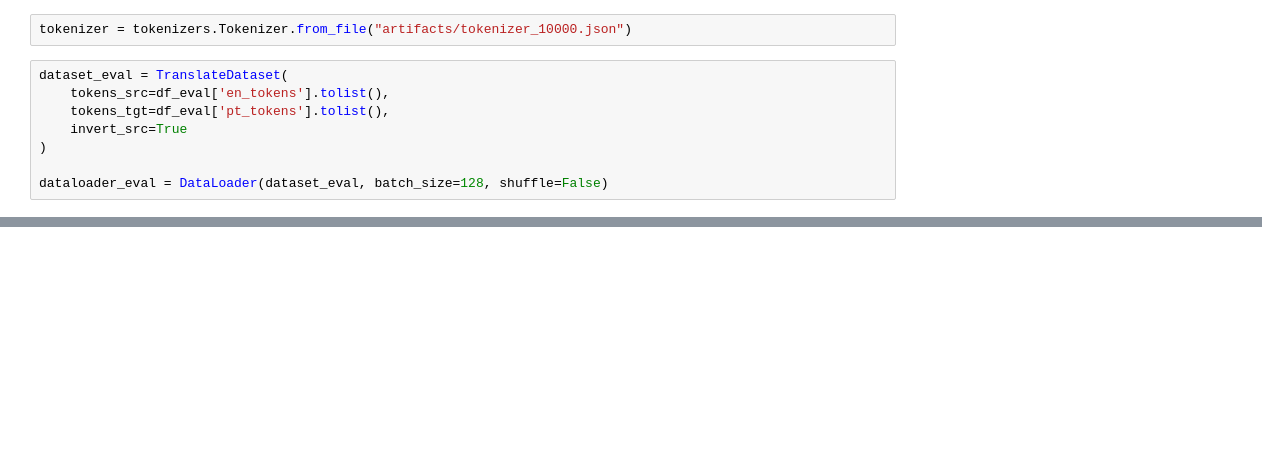
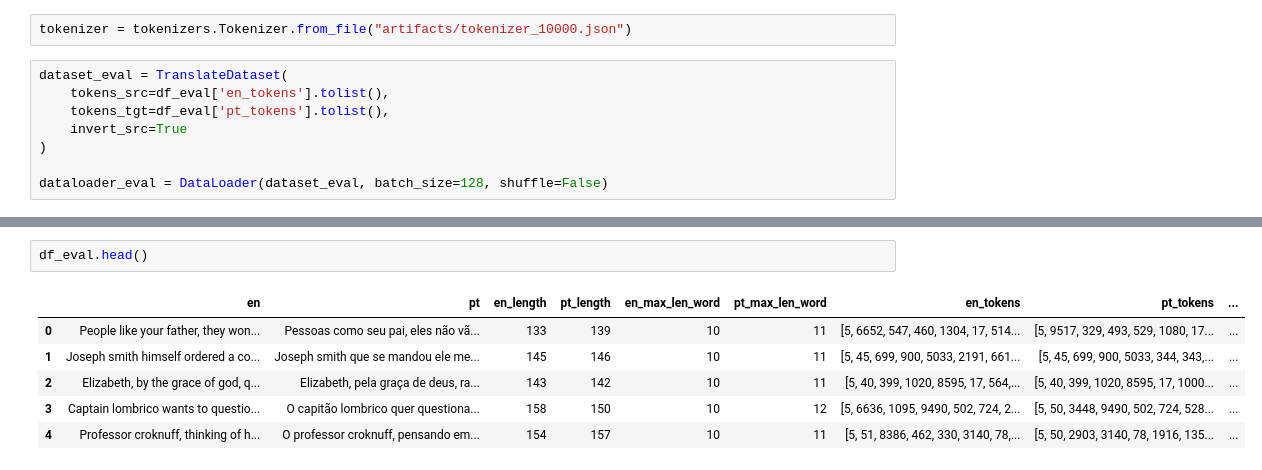
Before and after one commit to vicent-h/traducao-rede-neural, a Jupyter notebook: translating.ipynb, the cells around one changed output, grey strips where cells are left out. Drawn from its saved outputs; the diff is of its cells as text; blank space fills up the shorter version.

```diff
--- a/translating.ipynb
+++ b/translating.ipynb
@@ -85,3 +95,12 @@ Model: v8
+# %%
+df_eval.head()
+# %% [output]
+|  | en | pt | en_length | pt_length | en_max_len_word | pt_max_len_word | en_tokens | pt_tokens | ... |
+| 0 | People like your father, they won... | Pessoas como seu pai, eles não vã... | 133 | 139 | 10 | 11 | [5, 6652, 547, 460, 1304, 17, 514... | [5, 9517, 329, 493, 529, 1080, 17... | ... |
+| 1 | Joseph smith himself ordered a co... | Joseph smith que se mandou ele me... | 145 | 146 | 10 | 11 | [5, 45, 699, 900, 5033, 2191, 661... | [5, 45, 699, 900, 5033, 344, 343,... | ... |
+| 2 | Elizabeth, by the grace of god, q... | Elizabeth, pela graça de deus, ra... | 143 | 142 | 10 | 11 | [5, 40, 399, 1020, 8595, 17, 564,... | [5, 40, 399, 1020, 8595, 17, 1000... | ... |
+| 3 | Captain lombrico wants to questio... | O capitão lombrico quer questiona... | 158 | 150 | 10 | 12 | [5, 6636, 1095, 9490, 502, 724, 2... | [5, 50, 3448, 9490, 502, 724, 528... | ... |
+| 4 | Professor croknuff, thinking of h... | O professor croknuff, pensando em... | 154 | 157 | 10 | 11 | [5, 51, 8386, 462, 330, 3140, 78,... | [5, 50, 2903, 3140, 78, 1916, 135... | ... |
 # %%
 df_configs = pd.DataFrame([json.load(open(os.path.join("configs", f))) for f in os.listdir("configs") if f.endswith("_config.json")])
 df_configs
```
Also changed, not shown: parts of 8 cells of this notebook, 6 other files.
